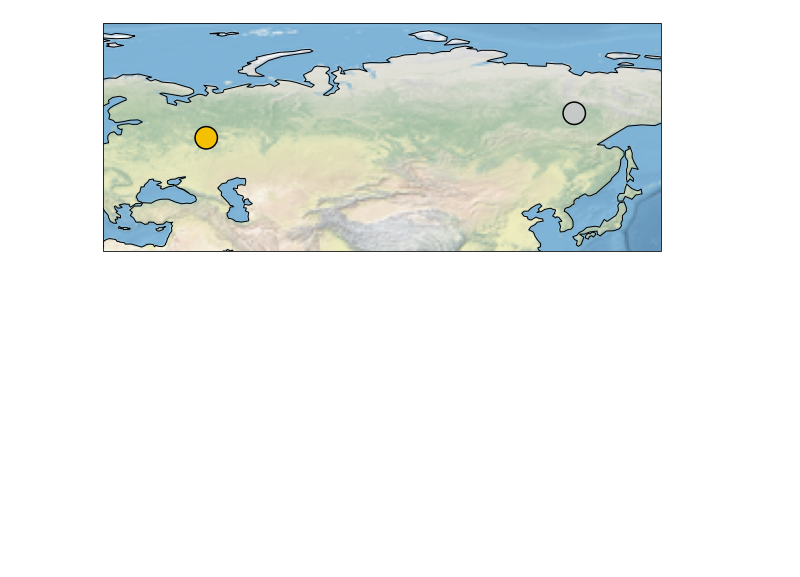
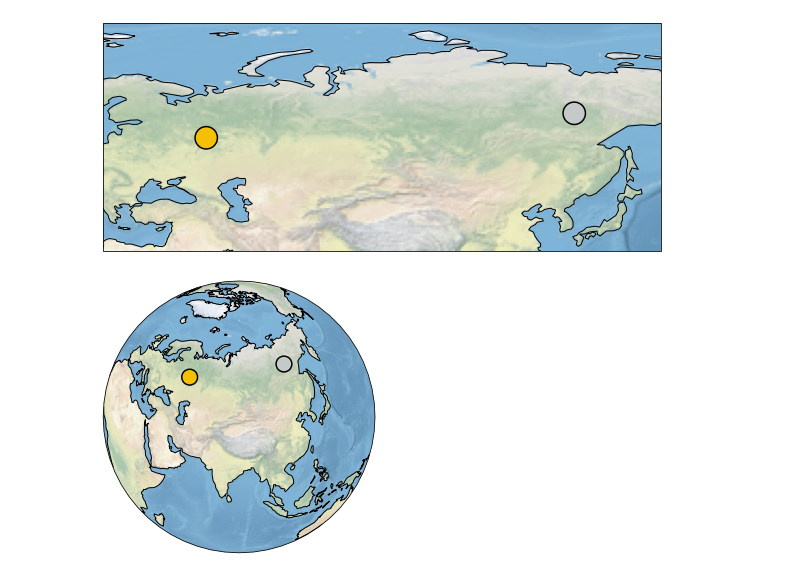
Before and after one commit to AaronBlare/bioTest, a Jupyter notebook: map_nn_yakutsk.ipynb, the cells around one changed output. Drawn from its saved outputs; the diff is of its cells as text; code cells hidden in the pictures; blank space fills up the shorter version.

Commit message:
paper plots

```diff
--- a/map_nn_yakutsk.ipynb
+++ b/map_nn_yakutsk.ipynb
@@ -30,3 +38,21 @@ plt.savefig(f'{path}/map.png', bbox_inches='tight')
 plt.savefig(f'{path}/map.pdf', bbox_inches='tight')
 # %% [output]
 [figure]
+# %%
+fig = plt.figure(figsize=(10, 5))
+ax = fig.add_subplot(1, 1, 1, projection=ccrs.Orthographic(central_longitude=85.0, central_latitude=45.0, globe=None))
+ax.set_global()
+ax.stock_img()
+ax.coastlines()
+plt.scatter(x=longs,
+            y=lats,
+            s=250,
+            c=colors,
+            edgecolors='k',
+            linewidth=1.5,
+            transform=ccrs.PlateCarree())
+
+plt.savefig(f'{path}/globe.png', bbox_inches='tight')
+plt.savefig(f'{path}/globe.pdf', bbox_inches='tight')
+# %% [output]
+[figure, added]
```
Also changed, not shown: parts of 1 cell of this notebook, 1 other file.
